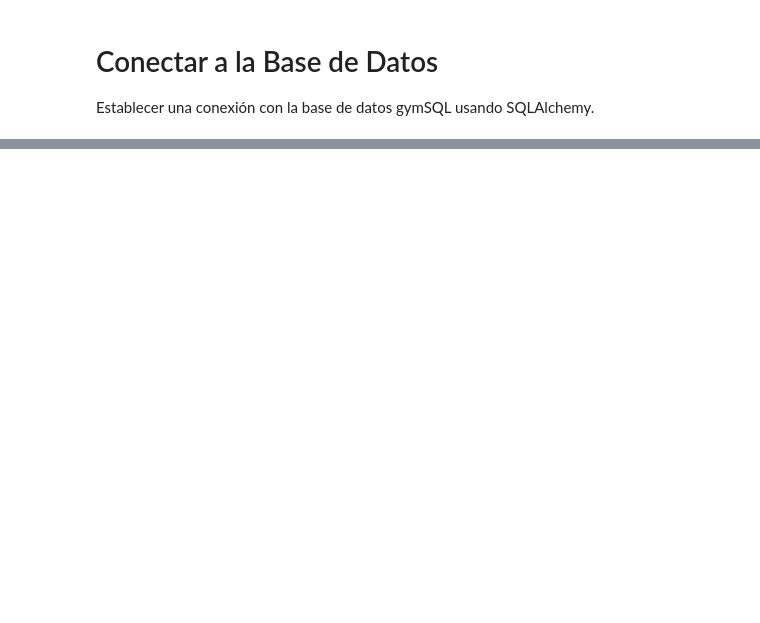
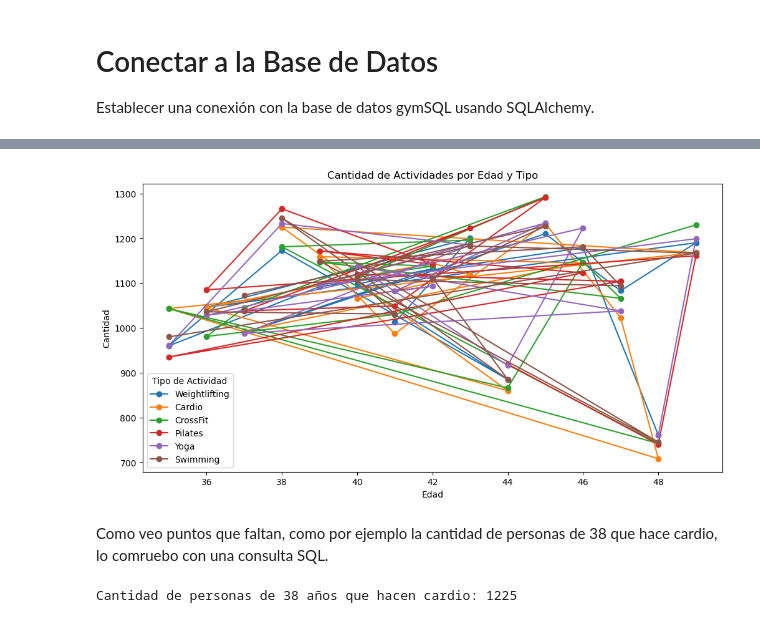
Before and after one commit to Benja022/SQL-GRUPO3, a Jupyter notebook: BenjaminPY.ipynb, the cells around one changed output, grey strips where cells are left out. Drawn from its saved outputs; the diff is of its cells as text; code cells hidden in the pictures; blank space fills up the shorter version.

```diff
--- a/BenjaminPY.ipynb
+++ b/BenjaminPY.ipynb
@@ -86,0 +161,16 @@ Name: count, dtype: int64
+# %%
+# Definir la consulta SQL
+query_actividades = """
+SELECT u.age, c.workout_type, COUNT(*) as count
+FROM users_data u
+JOIN checkin_checkout_history_updated c ON u.user_id = c.user_id
+WHERE u.age BETWEEN 35 AND 49
+GROUP BY u.age, c.workout_type
+"""
+
+# Ejecutar la consulta y cargar los resultados en un DataFrame de pandas
+df_actividades = pd.read_sql(query_actividades, engine)
+
+# Mostrar los primeros registros del DataFrame
+# print(df_actividades.head())
+print(df_actividades.sort_values('count', ascending=False))
@@ -86,0 +228,32 @@ Name: count, dtype: int64
+# %%
+import matplotlib.pyplot as plt
+
+# Crear una figura
+plt.figure(figsize=(12, 6))
+
+# Agrupar por tipo de actividad y edad
+for workout_type in df_actividades['workout_type'].unique():
+    subset = df_actividades[df_actividades['workout_type'] == workout_type]
+    plt.plot(subset['age'], subset['count'], marker='o', label=workout_type)
+
+# Añadir etiquetas y título
+plt.xlabel('Edad')
+plt.ylabel('Cantidad')
+plt.title('Cantidad de Actividades por Edad y Tipo')
+plt.legend(title='Tipo de Actividad')
+# Mostrar el gráfico
+plt.show()
+# %% [output]
+[figure, added]
+# %% [markdown]
+Como veo puntos que faltan, como por ejemplo la cantidad de personas de 38 que hace cardio, lo comruebo con una consulta SQL.
+# %%
+# Filtrar el DataFrame para incluir solo las personas de 38 años que hacen cardio
+personas_38_cardio = df_actividades[(df_actividades['age'] == 38) & (df_actividades['workout_type'] == 'Cardio')]
+
+# Contar el número de personas
+cantidad_personas_38_cardio = personas_38_cardio['count'].sum()
+
+print(f"Cantidad de personas de 38 años que hacen cardio: {cantidad_personas_38_cardio}")
+# %% [output]
+Cantidad de personas de 38 años que hacen cardio: 1225
```
Also changed, not shown: parts of 40 cells of this notebook, 7 other files.
